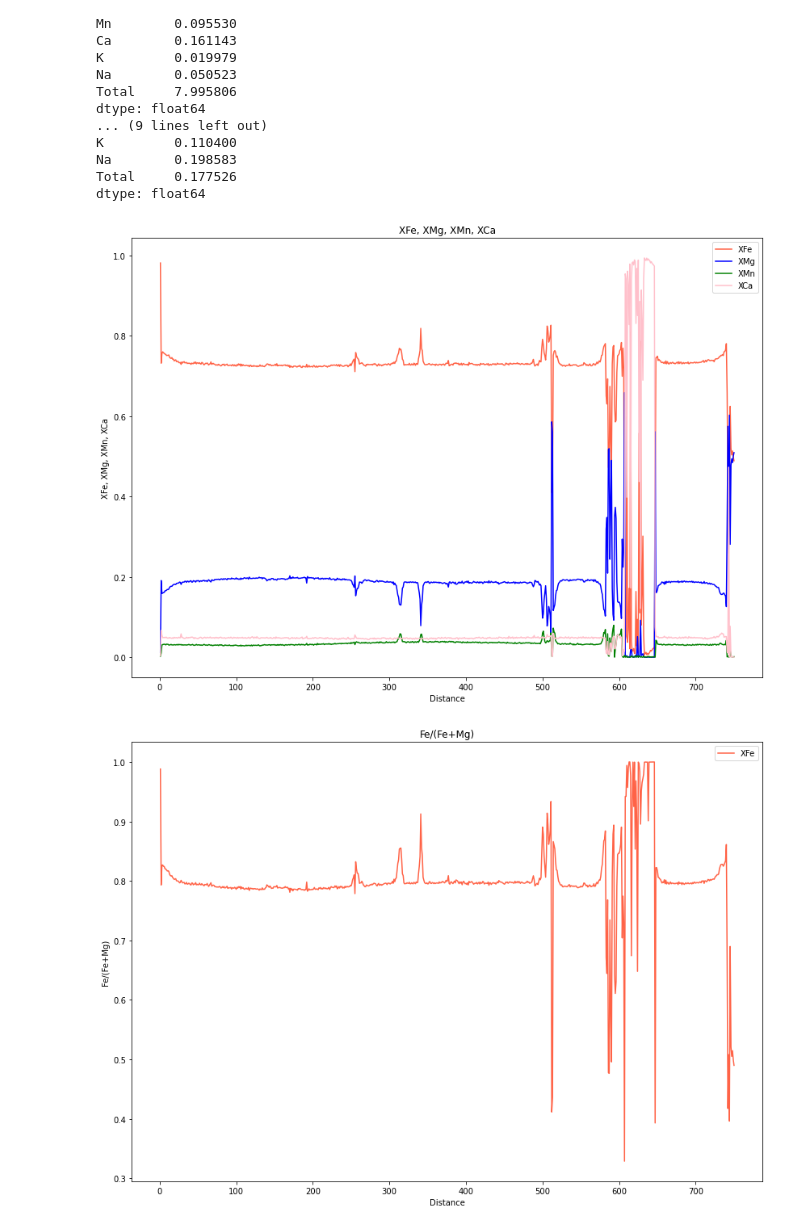
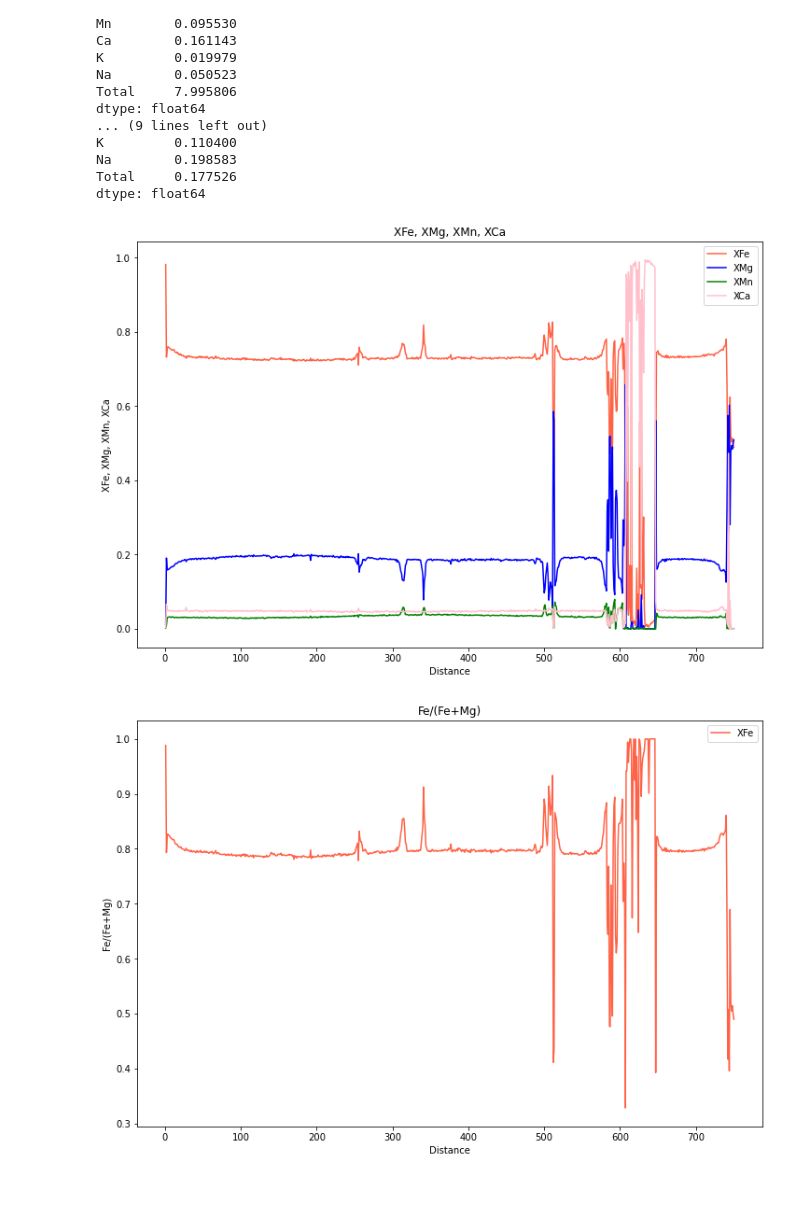
Before and after one commit to jannittayao/garnet-mineral-formula, a Jupyter notebook: garnet-traverse-big-boi.ipynb, the cells around one changed output. Drawn from its saved outputs; the diff is of its cells as text; code cells hidden in the pictures; blank space fills up the shorter version.

```diff
--- a/garnet-traverse-big-boi.ipynb
+++ b/garnet-traverse-big-boi.ipynb
@@ -162,26 +162,26 @@ for row in cat_df.T.iteritems():
 # %%
 # Plot XFe, XMg, XMn, XCa
 
 distance = list(range(1, len(XFe_list)+1))
 
-plt.figure(figsize=(14, 10))
+plt.figure(figsize=(12, 8))
 plt.plot(distance, XFe_list, label='XFe', c = "tomato")
 plt.plot(distance, XMg_list, label='XMg', c = "blue")
 plt.plot(distance, XMn_list, label='XMn', c = "green")
 plt.plot(distance, XCa_list, label='XCa', c = "pink")
 
 plt.legend(loc='best')
 plt.title("XFe, XMg, XMn, XCa")
 plt.xlabel("Distance")
 plt.ylabel("XFe, XMg, XMn, XCa")
 
 plt.show()
 # %% [output]
-[figure, old version]
+[figure, new version]
 # %%
 # Plot Fe/(Fe+Mg)
 
-plt.figure(figsize=(14, 10))
+plt.figure(figsize=(12, 8))
 plt.plot(distance, Fe_Mg_list, label='XFe', c = "tomato")
 
 plt.legend(loc='best')
@@ -191,4 +191,4 @@ plt.ylabel("Fe/(Fe+Mg)")
 
 plt.show()
 # %% [output]
-[figure, old version]
+[figure, new version]
```
Also changed, not shown: parts of 9 cells of this notebook.
